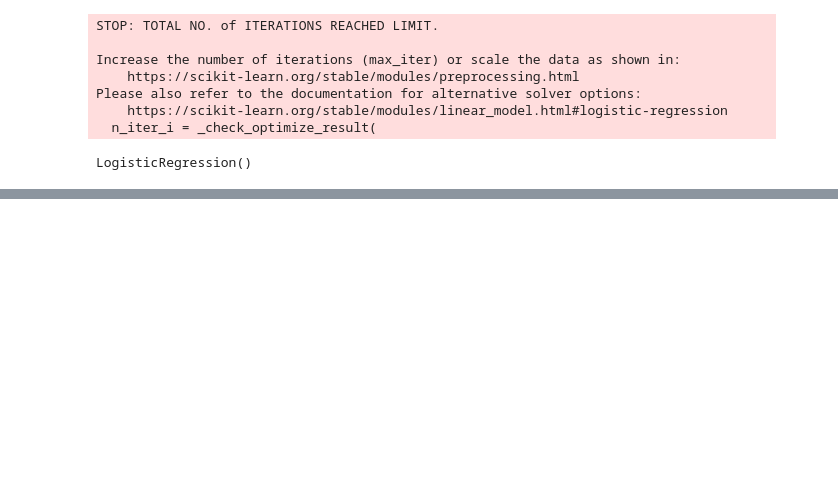
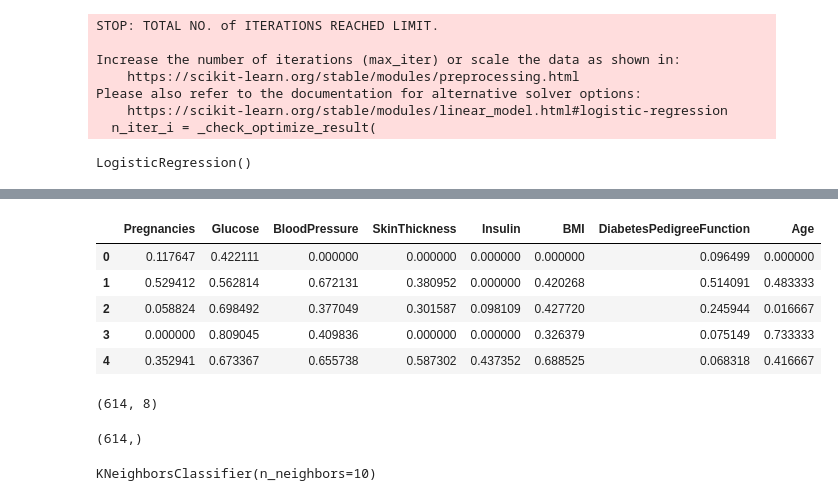
Before and after one commit to mayurmamtani/predict_onset_of_diabetes, a Jupyter notebook: diabites.ipynb, the cells around one changed output, grey strips where cells are left out. Saved outputs shown, nothing was run; the diff lists cells and outputs as text; code cells hidden in the pictures; blank space fills up the shorter version.

```diff
--- a/diabites.ipynb
+++ b/diabites.ipynb
@@ -132,0 +218,6 @@ print(metrics.confusion_matrix(y_test, y_predict))
+# %%
+from sklearn.preprocessing import MinMaxScaler
+scaler=MinMaxScaler()
+scaler.fit(X_train)
+X_train_scaled=scaler.fit_transform(X=X_train)
+X_test_scaled=scaler.transform(X=X_test)
@@ -132,0 +244,25 @@ print(metrics.confusion_matrix(y_test, y_predict))
+# %%
+X_train_scaled1=pd.DataFrame(data=X_train_scaled, columns=X_train.columns)
+# %%
+X_train_scaled1.head()
+# %% [output]
+|  | Pregnancies | Glucose | BloodPressure | SkinThickness | Insulin | BMI | DiabetesPedigreeFunction | Age |
+| 0 | 0.117647 | 0.422111 | 0.000000 | 0.000000 | 0.000000 | 0.000000 | 0.096499 | 0.000000 |
+| 1 | 0.529412 | 0.562814 | 0.672131 | 0.380952 | 0.000000 | 0.420268 | 0.514091 | 0.483333 |
+| 2 | 0.058824 | 0.698492 | 0.377049 | 0.301587 | 0.098109 | 0.427720 | 0.245944 | 0.016667 |
+| 3 | 0.000000 | 0.809045 | 0.409836 | 0.000000 | 0.000000 | 0.326379 | 0.075149 | 0.733333 |
+| 4 | 0.352941 | 0.673367 | 0.655738 | 0.587302 | 0.437352 | 0.688525 | 0.068318 | 0.416667 |
+# %%
+X_train_scaled1.shape
+# %% [output]
+(614, 8)
+# %%
+y_train.shape
+# %% [output]
+(614,)
+# %%
+from sklearn.neighbors import KNeighborsClassifier
+knn_model=KNeighborsClassifier(n_neighbors=10)
+knn_model.fit(X_train_scaled1, y_train)
+# %% [output]
+KNeighborsClassifier(n_neighbors=10)
```
Also changed, not shown: parts of 74 cells of this notebook.
